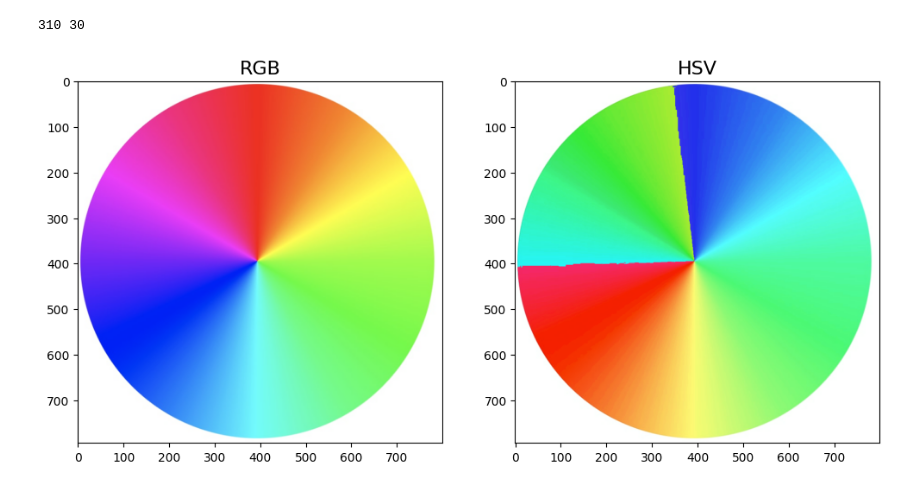
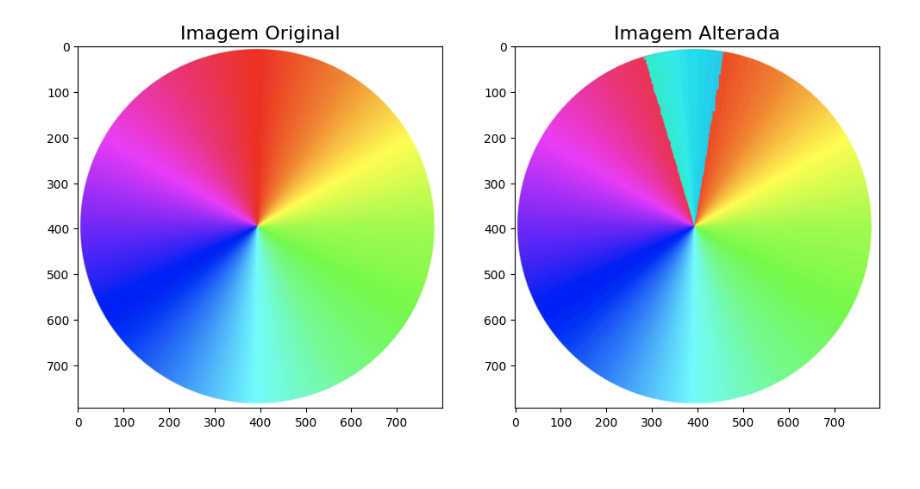
Before and after one commit to staubjoao/processamento_digital_imagens, a Jupyter notebook: trabalho01/main.ipynb, the cells around one changed output. Cells and saved outputs as stored; diff of their text form; code cells hidden in the pictures.

```diff
--- a/trabalho01/main.ipynb
+++ b/trabalho01/main.ipynb
@@ -44,18 +4,0 @@ def tranforma_img(img, m, x):
-# %%
-img = cv2.imread("circulo_cromatico.jpeg")
-img_rgb = cv2.cvtColor(img, cv2.COLOR_BGR2RGB)
-
-teste_rgb = tranforma_img(img, 350, 40)
-
-# Salvar a imagem convertida em HSV
-plt.figure(figsize = ((12, 6)))
-plt.subplot(1, 2, 1)
-plt.title("RGB", fontsize = 16)
-plt.imshow(img_rgb)
-plt.subplot(1, 2, 2)
-plt.imshow(teste_rgb)
-plt.title("HSV", fontsize = 16)
-plt.show()
-# %% [output]
-310 30
-[figure, removed]
@@ -61,0 +55,4 @@ plt.show()
+# %%
+alteracaoHue('./circulo_cromatico.jpeg', 360, 10)
+# %% [output]
+[figure, added]
```
Also changed, not shown: parts of 4 cells of this notebook, 5 other files.
